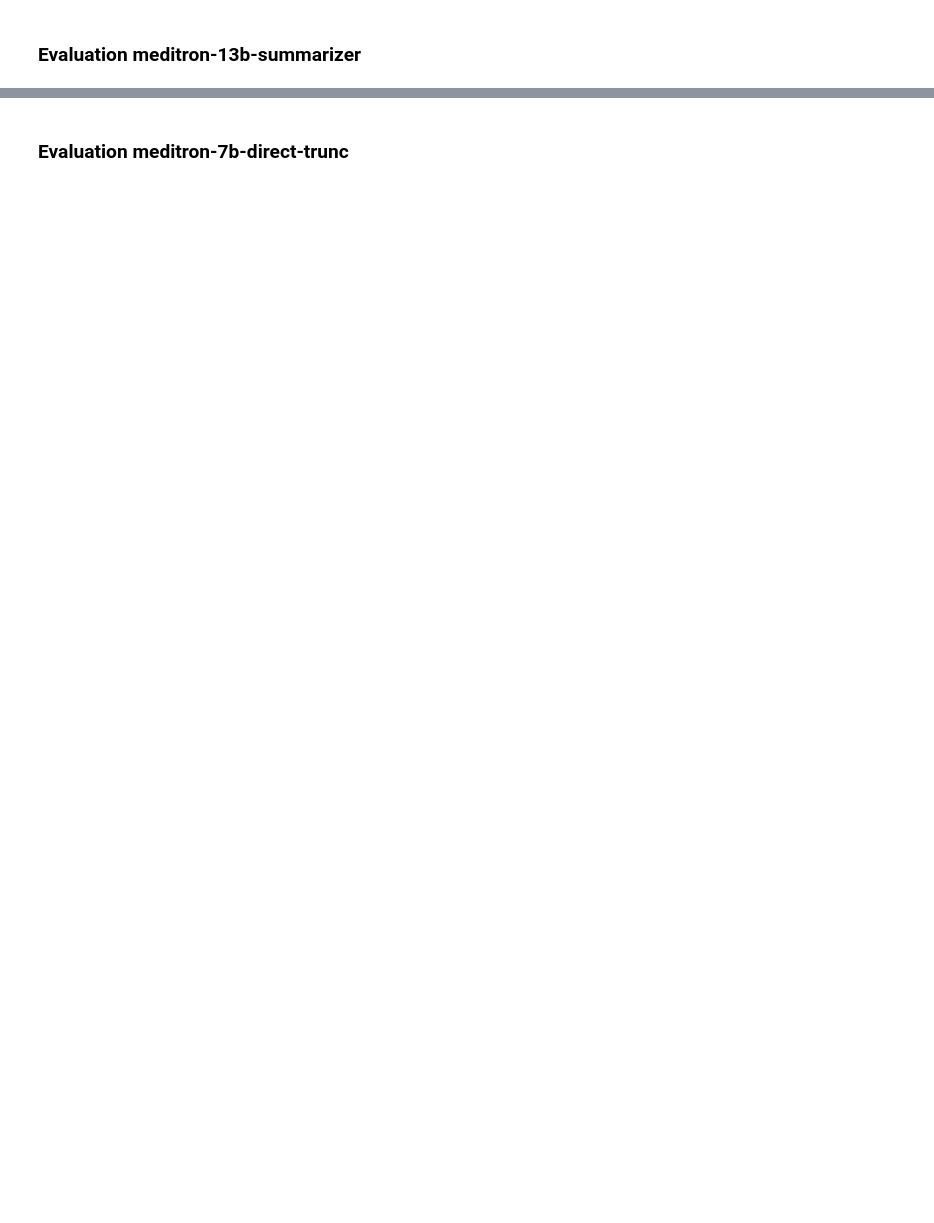
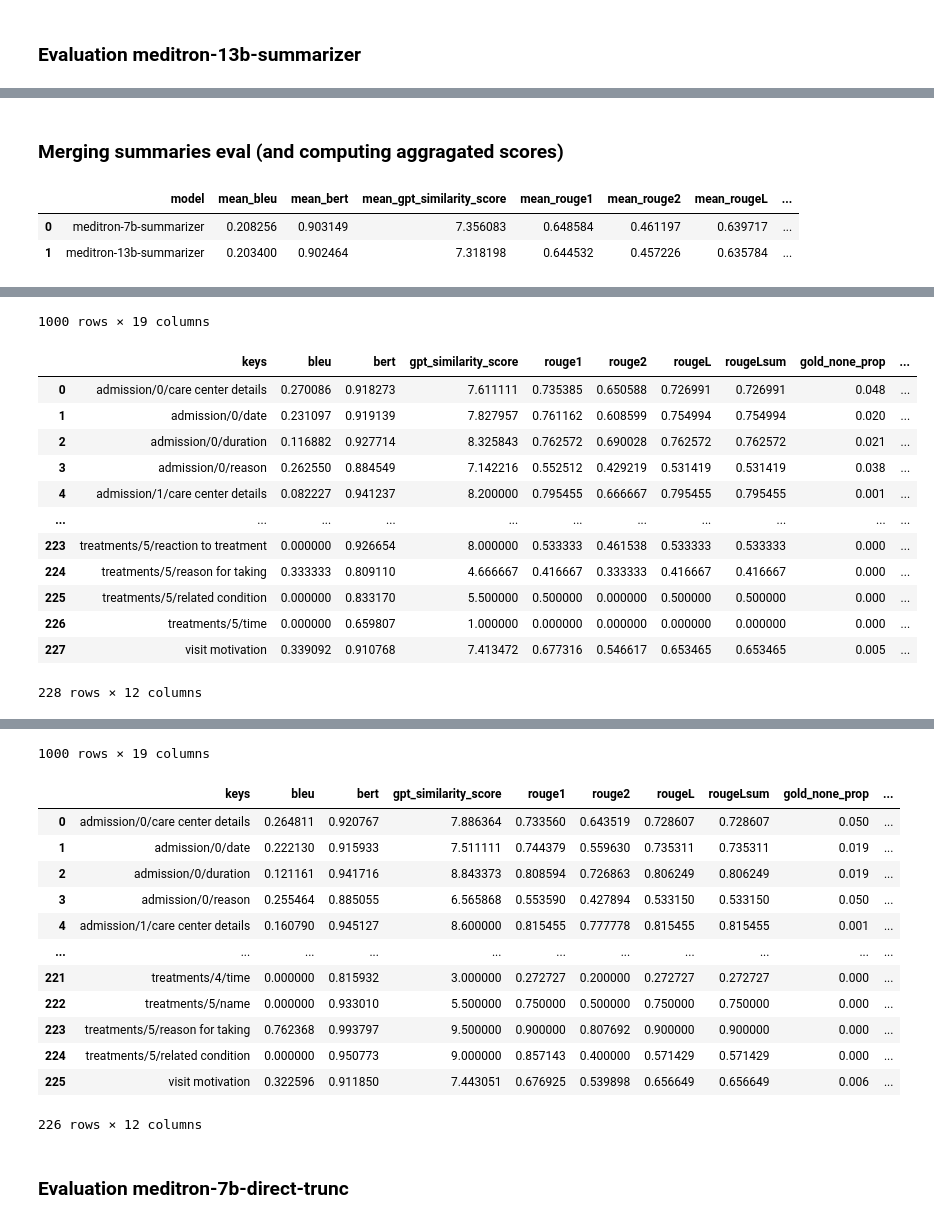
Before and after one commit to EPFL-IC-Make-Team/medinote, a Jupyter notebook: eval.ipynb, the cells around one changed output, grey strips where cells are left out. Drawn from its saved outputs; the diff is of its cells as text; code cells hidden in the pictures; blank space fills up the shorter version.

```diff
--- a/eval.ipynb
+++ b/eval.ipynb
@@ -136,0 +61,24 @@ display(summarizer13_eval_by_key)
+# %% [markdown]
+### Merging summaries eval (and computing aggragated scores)
+# %%
+final_summary_eval = merge_summary_evaluation(summarizer_models)
+display(final_summary_eval)
+# %% [output]
+|  | model | mean_bleu | mean_bert | mean_gpt_similarity_score | mean_rouge1 | mean_rouge2 | mean_rougeL | ... |
+| 0 | meditron-7b-summarizer | 0.208256 | 0.903149 | 7.356083 | 0.648584 | 0.461197 | 0.639717 | ... |
+| 1 | meditron-13b-summarizer | 0.203400 | 0.902464 | 7.318198 | 0.644532 | 0.457226 | 0.635784 | ... |
+# %%
+evaluation_path = 'evaluation'
+eval_by_sample_path = '_eval_res/summary_eval_by_sample.jsonl'
+eval_by_key_path = '_eval_res/summary_eval_by_key.jsonl'
+
+summarizer7_eval_by_sample = load_file(f"{evaluation_path}/meditron-7b-summarizer{eval_by_sample_path}")
+summarizer7_eval_by_key = load_file(f"{evaluation_path}/meditron-7b-summarizer{eval_by_key_path}")
+summarizer13_eval_by_sample = load_file(f"{evaluation_path}/meditron-13b-summarizer{eval_by_sample_path}")
+summarizer13_eval_by_key = load_file(f"{evaluation_path}/meditron-13b-summarizer{eval_by_key_path}")
+
+display(summarizer7_eval_by_sample.sort_values(by='aggregated_score', ascending=False))
+display(summarizer7_eval_by_key)
+display(summarizer13_eval_by_sample.sort_values(by='aggregated_score', ascending=False))
+display(summarizer13_eval_by_key)
+# %% [output]
@@ -136,0 +97,14 @@ display(summarizer13_eval_by_key)
+1000 rows × 19 columns
+|  | keys | bleu | bert | gpt_similarity_score | rouge1 | rouge2 | rougeL | rougeLsum | gold_none_prop | ... |
+| 0 | admission/0/care center details | 0.270086 | 0.918273 | 7.611111 | 0.735385 | 0.650588 | 0.726991 | 0.726991 | 0.048 | ... |
+| 1 | admission/0/date | 0.231097 | 0.919139 | 7.827957 | 0.761162 | 0.608599 | 0.754994 | 0.754994 | 0.020 | ... |
+| 2 | admission/0/duration | 0.116882 | 0.927714 | 8.325843 | 0.762572 | 0.690028 | 0.762572 | 0.762572 | 0.021 | ... |
+| 3 | admission/0/reason | 0.262550 | 0.884549 | 7.142216 | 0.552512 | 0.429219 | 0.531419 | 0.531419 | 0.038 | ... |
+| 4 | admission/1/care center details | 0.082227 | 0.941237 | 8.200000 | 0.795455 | 0.666667 | 0.795455 | 0.795455 | 0.001 | ... |
+| ... | ... | ... | ... | ... | ... | ... | ... | ... | ... | ... |
+| 223 | treatments/5/reaction to treatment | 0.000000 | 0.926654 | 8.000000 | 0.533333 | 0.461538 | 0.533333 | 0.533333 | 0.000 | ... |
+| 224 | treatments/5/reason for taking | 0.333333 | 0.809110 | 4.666667 | 0.416667 | 0.333333 | 0.416667 | 0.416667 | 0.000 | ... |
+| 225 | treatments/5/related condition | 0.000000 | 0.833170 | 5.500000 | 0.500000 | 0.000000 | 0.500000 | 0.500000 | 0.000 | ... |
+| 226 | treatments/5/time | 0.000000 | 0.659807 | 1.000000 | 0.000000 | 0.000000 | 0.000000 | 0.000000 | 0.000 | ... |
+| 227 | visit motivation | 0.339092 | 0.910768 | 7.413472 | 0.677316 | 0.546617 | 0.653465 | 0.653465 | 0.005 | ... |
+228 rows × 12 columns
@@ -137,3 +123,17 @@ display(summarizer13_eval_by_key)
+1000 rows × 19 columns
+|  | keys | bleu | bert | gpt_similarity_score | rouge1 | rouge2 | rougeL | rougeLsum | gold_none_prop | ... |
+| 0 | admission/0/care center details | 0.264811 | 0.920767 | 7.886364 | 0.733560 | 0.643519 | 0.728607 | 0.728607 | 0.050 | ... |
+| 1 | admission/0/date | 0.222130 | 0.915933 | 7.511111 | 0.744379 | 0.559630 | 0.735311 | 0.735311 | 0.019 | ... |
+| 2 | admission/0/duration | 0.121161 | 0.941716 | 8.843373 | 0.808594 | 0.726863 | 0.806249 | 0.806249 | 0.019 | ... |
+| 3 | admission/0/reason | 0.255464 | 0.885055 | 6.565868 | 0.553590 | 0.427894 | 0.533150 | 0.533150 | 0.050 | ... |
+| 4 | admission/1/care center details | 0.160790 | 0.945127 | 8.600000 | 0.815455 | 0.777778 | 0.815455 | 0.815455 | 0.001 | ... |
+| ... | ... | ... | ... | ... | ... | ... | ... | ... | ... | ... |
+| 221 | treatments/4/time | 0.000000 | 0.815932 | 3.000000 | 0.272727 | 0.200000 | 0.272727 | 0.272727 | 0.000 | ... |
+| 222 | treatments/5/name | 0.000000 | 0.933010 | 5.500000 | 0.750000 | 0.500000 | 0.750000 | 0.750000 | 0.000 | ... |
+| 223 | treatments/5/reason for taking | 0.762368 | 0.993797 | 9.500000 | 0.900000 | 0.807692 | 0.900000 | 0.900000 | 0.000 | ... |
+| 224 | treatments/5/related condition | 0.000000 | 0.950773 | 9.000000 | 0.857143 | 0.400000 | 0.571429 | 0.571429 | 0.000 | ... |
+| 225 | visit motivation | 0.322596 | 0.911850 | 7.443051 | 0.676925 | 0.539898 | 0.656649 | 0.656649 | 0.006 | ... |
+226 rows × 12 columns
 # %% [markdown]
 ### Evaluation meditron-7b-direct-trunc
 # %%
```
Also changed, not shown: parts of 45 cells of this notebook, 5 other files.
